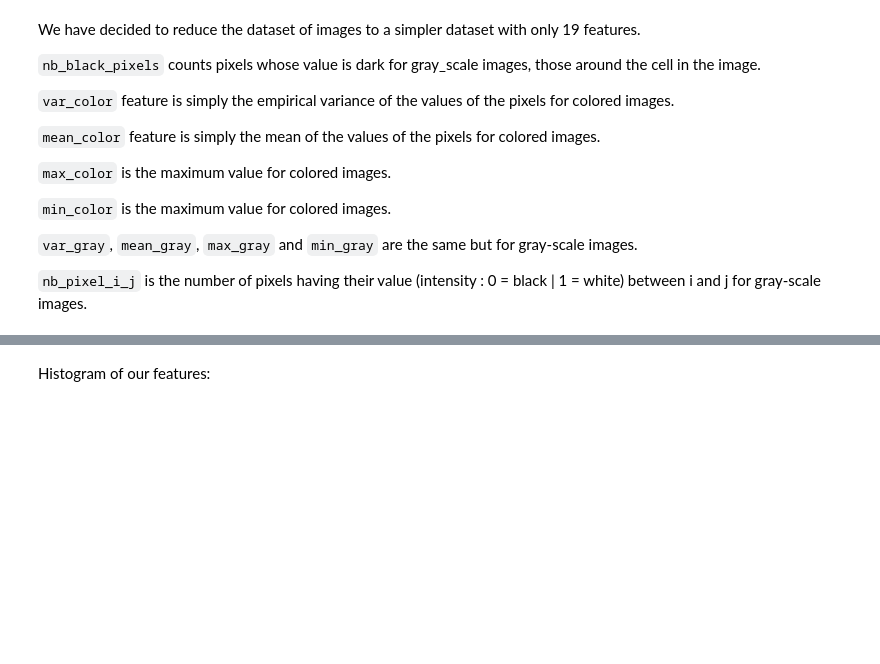
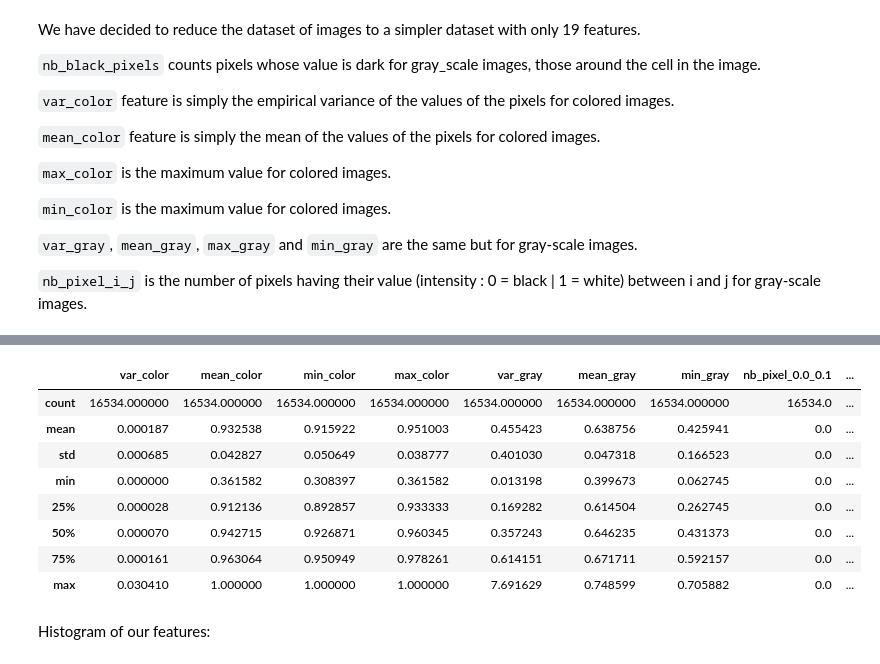
Before and after one commit to LouiseALLAIN/SAHARA, a Jupyter notebook: starting_kit/README_{preprocessing}.ipynb, the cells around one changed output, grey strips where cells are left out. Drawn from its saved outputs; the diff is of its cells as text; code cells hidden in the pictures; blank space fills up the shorter version.

```diff
--- a/starting_kit/README_{preprocessing}.ipynb
+++ b/starting_kit/README_{preprocessing}.ipynb
@@ -151,3 +141,17 @@ data.describe()
+# %%
+
+
+data2.describe()
+# %% [output]
+|  | var_color | mean_color | min_color | max_color | var_gray | mean_gray | min_gray | nb_pixel_0.0_0.1 | ... |
+| count | 16534.000000 | 16534.000000 | 16534.000000 | 16534.000000 | 16534.000000 | 16534.000000 | 16534.000000 | 16534.0 | ... |
+| mean | 0.000187 | 0.932538 | 0.915922 | 0.951003 | 0.455423 | 0.638756 | 0.425941 | 0.0 | ... |
+| std | 0.000685 | 0.042827 | 0.050649 | 0.038777 | 0.401030 | 0.047318 | 0.166523 | 0.0 | ... |
+| min | 0.000000 | 0.361582 | 0.308397 | 0.361582 | 0.013198 | 0.399673 | 0.062745 | 0.0 | ... |
+| 25% | 0.000028 | 0.912136 | 0.892857 | 0.933333 | 0.169282 | 0.614504 | 0.262745 | 0.0 | ... |
+| 50% | 0.000070 | 0.942715 | 0.926871 | 0.960345 | 0.357243 | 0.646235 | 0.431373 | 0.0 | ... |
+| 75% | 0.000161 | 0.963064 | 0.950949 | 0.978261 | 0.614151 | 0.671711 | 0.592157 | 0.0 | ... |
+| max | 0.030410 | 1.000000 | 1.000000 | 1.000000 | 7.691629 | 0.748599 | 0.705882 | 0.0 | ... |
 # %% [markdown]
 Histogram of our features:
 # %%
```
Also changed, not shown: parts of 10 cells of this notebook.
